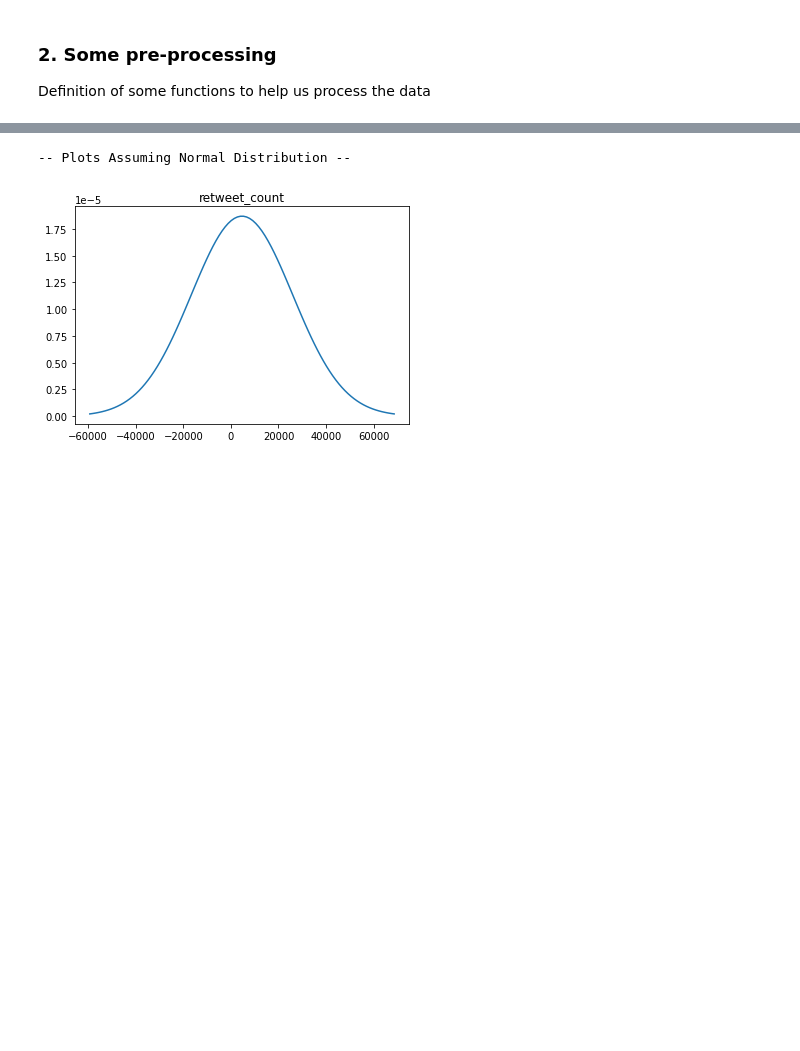
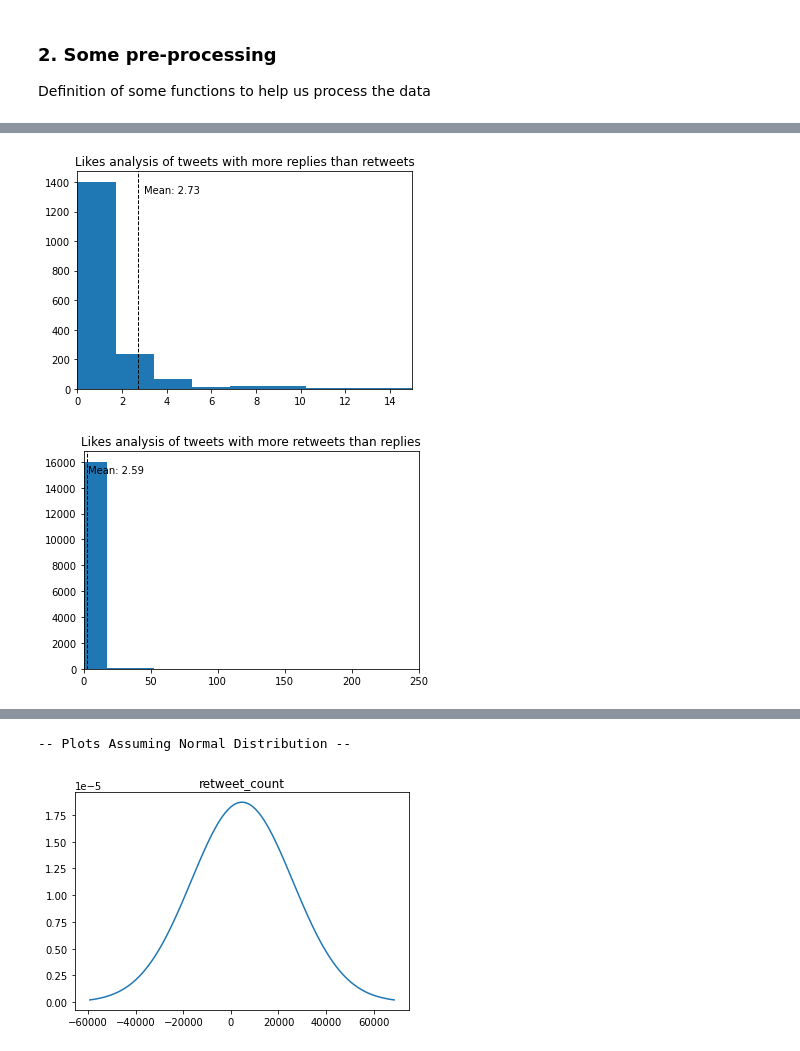
Before and after one commit to isabelcachola/ML-Fall2020-Final-Project, a Jupyter notebook: Notebook/DataProcessingAndAnalysis.ipynb, the cells around one changed output, grey strips where cells are left out. Cells and saved outputs as stored; diff of their text form; code cells hidden in the pictures; blank space fills up the shorter version.

```diff
--- a/Notebook/DataProcessingAndAnalysis.ipynb
+++ b/Notebook/DataProcessingAndAnalysis.ipynb
@@ -243,3 +362,28 @@ Name: 0, dtype: float64
+# %%
+likes_label_1 = X_raw.loc[X_raw["label"] == 1, "like_count"]
+likes_label_0  = X_raw.loc[X_raw["label"] == 0, "like_count"]
+
+plt.hist(likes_label_1, bins=150)
+plt.title("Likes analysis of tweets with more replies than retweets")
+plt.axvline(likes_label_1.mean(), color='k', linestyle='dashed', linewidth=1)
+plt.xlim(xmin=0, xmax = 15)
+
+min_ylim, max_ylim = plt.ylim()
+plt.text(likes_label_1.mean()*1.1, max_ylim*0.9, 'Mean: {:.2f}'.format(likes_label_1.mean()))
+plt.show()
+
+
+plt.hist(likes_label_0, bins=800)
+plt.title("Likes analysis of tweets with more retweets than replies")
+plt.axvline(likes_label_0.mean(), color='k', linestyle='dashed', linewidth=1)
+plt.xlim(xmin=0, xmax = 250)
+
+min_ylim, max_ylim = plt.ylim()
+plt.text(likes_label_0.mean()*1.1, max_ylim*0.9, 'Mean: {:.2f}'.format(likes_label_0.mean()))
+plt.show()
+# %% [output]
+[figure, added]
+[figure, added]
 # %%
 def plotNormalDistribution(mu, sigma, title):
   x = np.linspace(mu - 3*sigma, mu + 3*sigma, 100)
```
Also changed, not shown: parts of 18 cells of this notebook, 2 other files.
